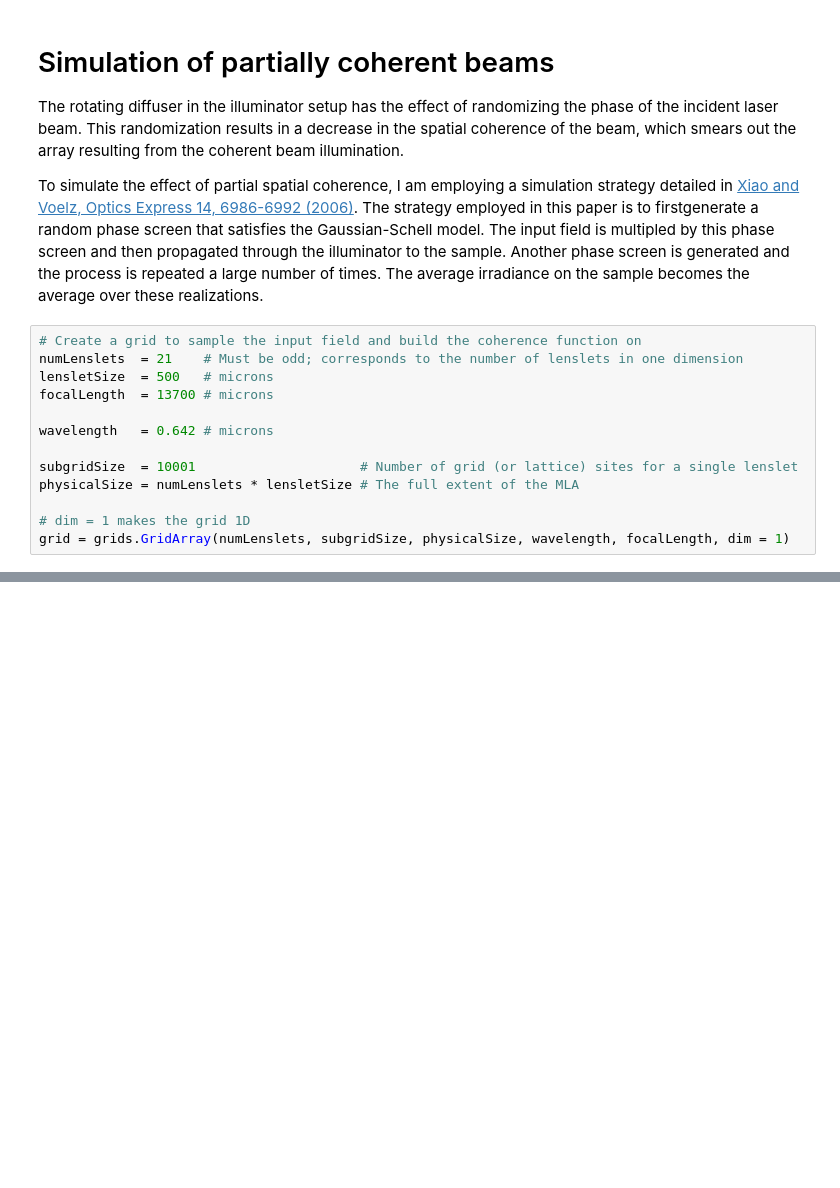
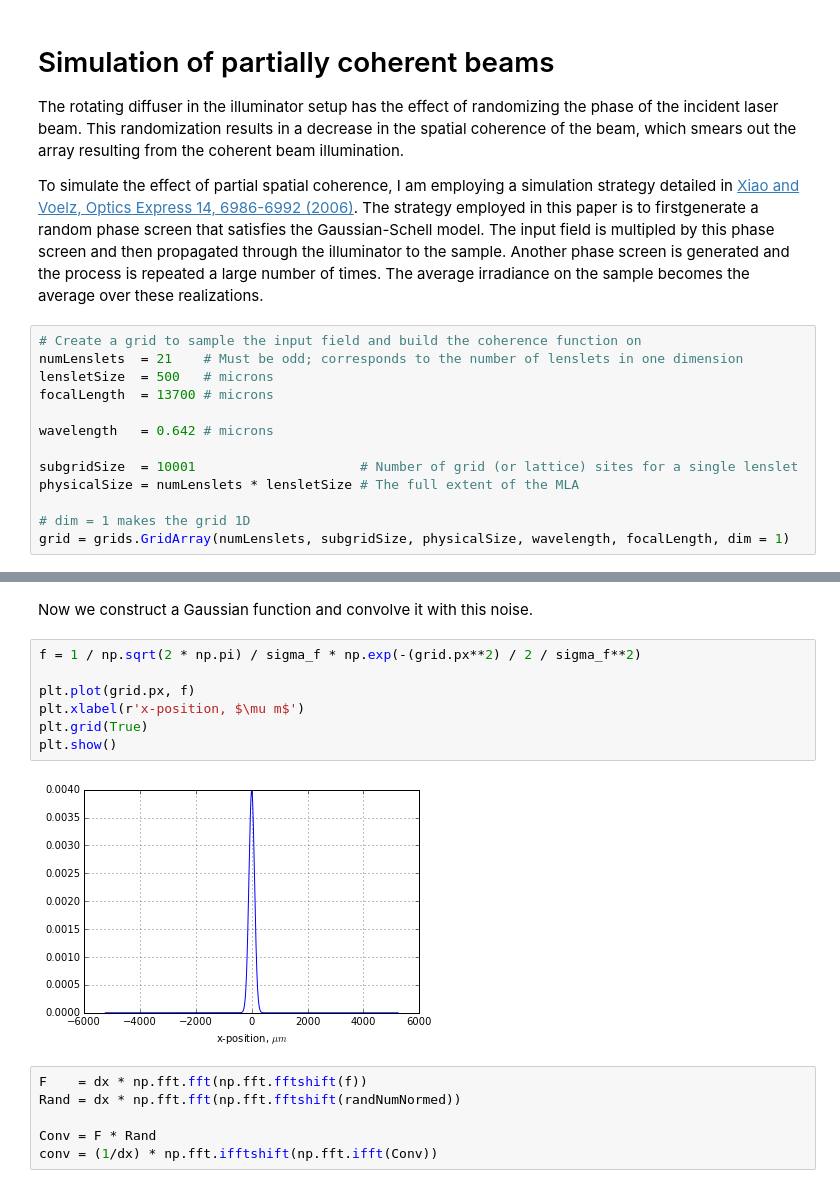
Before and after one commit to kmdouglass/simmla, a Jupyter notebook: playground/Beam Partial Coherence.ipynb, the cells around one changed output, grey strips where cells are left out. Drawn from its saved outputs; the diff is of its cells as text; blank space fills up the shorter version.

Commit message:
Partially coherent Gaussian beam now working.
Former-commit-id: 6d9f09b046858d8806589dc7ee74137055e092ea

```diff
--- a/playground/Beam Partial Coherence.ipynb
+++ b/playground/Beam Partial Coherence.ipynb
@@ -39,0 +63,17 @@ GS_Criterion
+# %% [markdown]
+Now we construct a Gaussian function and convolve it with this noise.
+# %%
+f = 1 / np.sqrt(2 * np.pi) / sigma_f * np.exp(-(grid.px**2) / 2 / sigma_f**2)
+
+plt.plot(grid.px, f)
+plt.xlabel(r'x-position, $\mu m$')
+plt.grid(True)
+plt.show()
+# %% [output]
+[figure, added]
+# %%
+F    = dx * np.fft.fft(np.fft.fftshift(f))
+Rand = dx * np.fft.fft(np.fft.fftshift(randNumNormed))
+
+Conv = F * Rand
+conv = (1/dx) * np.fft.ifftshift(np.fft.ifft(Conv))
```
Also changed, not shown: parts of 11 cells of this notebook.
